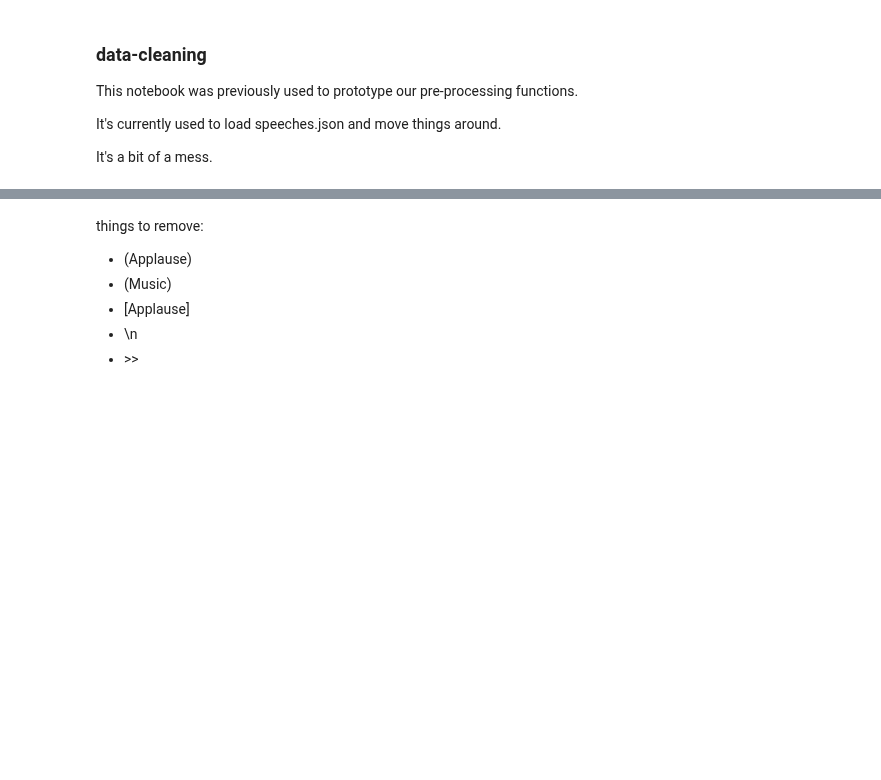
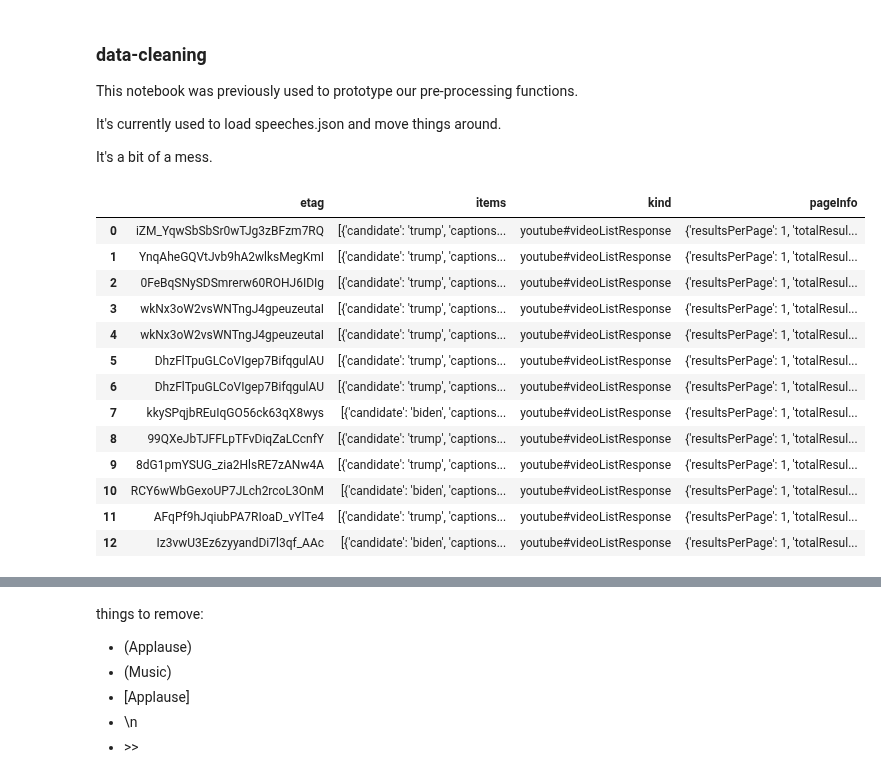
Before and after one commit to kfinity/capstone-speeches, a Jupyter notebook: data-cleaning.ipynb, the cells around one changed output, grey strips where cells are left out. Cells and saved outputs as stored; diff of their text form; code cells hidden in the pictures; blank space fills up the shorter version.

```diff
--- a/data-cleaning.ipynb
+++ b/data-cleaning.ipynb
@@ -14,6 +14,23 @@ import json
 #library = pd.read_json("library.json", orient='split')
 #doc = pd.read_json("doc.json", orient="split").set_index("index")
 speeches=pd.read_json('speeches.json')
+# %%
+speeches
+# %% [output]
+|  | etag | items | kind | pageInfo |
+| 0 | iZM_YqwSbSbSr0wTJg3zBFzm7RQ | [{'candidate': 'trump', 'captions... | youtube#videoListResponse | {'resultsPerPage': 1, 'totalResul... |
+| 1 | YnqAheGQVtJvb9hA2wlksMegKmI | [{'candidate': 'trump', 'captions... | youtube#videoListResponse | {'resultsPerPage': 1, 'totalResul... |
+| 2 | 0FeBqSNySDSmrerw60ROHJ6IDIg | [{'candidate': 'trump', 'captions... | youtube#videoListResponse | {'resultsPerPage': 1, 'totalResul... |
+| 3 | wkNx3oW2vsWNTngJ4gpeuzeutaI | [{'candidate': 'trump', 'captions... | youtube#videoListResponse | {'resultsPerPage': 1, 'totalResul... |
+| 4 | wkNx3oW2vsWNTngJ4gpeuzeutaI | [{'candidate': 'trump', 'captions... | youtube#videoListResponse | {'resultsPerPage': 1, 'totalResul... |
+| 5 | DhzFlTpuGLCoVIgep7BifqgulAU | [{'candidate': 'trump', 'captions... | youtube#videoListResponse | {'resultsPerPage': 1, 'totalResul... |
+| 6 | DhzFlTpuGLCoVIgep7BifqgulAU | [{'candidate': 'trump', 'captions... | youtube#videoListResponse | {'resultsPerPage': 1, 'totalResul... |
+| 7 | kkySPqjbREuIqGO56ck63qX8wys | [{'candidate': 'biden', 'captions... | youtube#videoListResponse | {'resultsPerPage': 1, 'totalResul... |
+| 8 | 99QXeJbTJFFLpTFvDiqZaLCcnfY | [{'candidate': 'trump', 'captions... | youtube#videoListResponse | {'resultsPerPage': 1, 'totalResul... |
+| 9 | 8dG1pmYSUG_zia2HlsRE7zANw4A | [{'candidate': 'trump', 'captions... | youtube#videoListResponse | {'resultsPerPage': 1, 'totalResul... |
+| 10 | RCY6wWbGexoUP7JLch2rcoL3OnM | [{'candidate': 'biden', 'captions... | youtube#videoListResponse | {'resultsPerPage': 1, 'totalResul... |
+| 11 | AFqPf9hJqiubPA7RIoaD_vYlTe4 | [{'candidate': 'trump', 'captions... | youtube#videoListResponse | {'resultsPerPage': 1, 'totalResul... |
+| 12 | Iz3vwU3Ez6zyyandDi7l3qf_AAc | [{'candidate': 'biden', 'captions... | youtube#videoListResponse | {'resultsPerPage': 1, 'totalResul... |
 # %%
 speeches['item'] = speeches['items'].apply(lambda x: x[0])
 # %%
```
Also changed, not shown: parts of 7 cells of this notebook, 4 other files.
